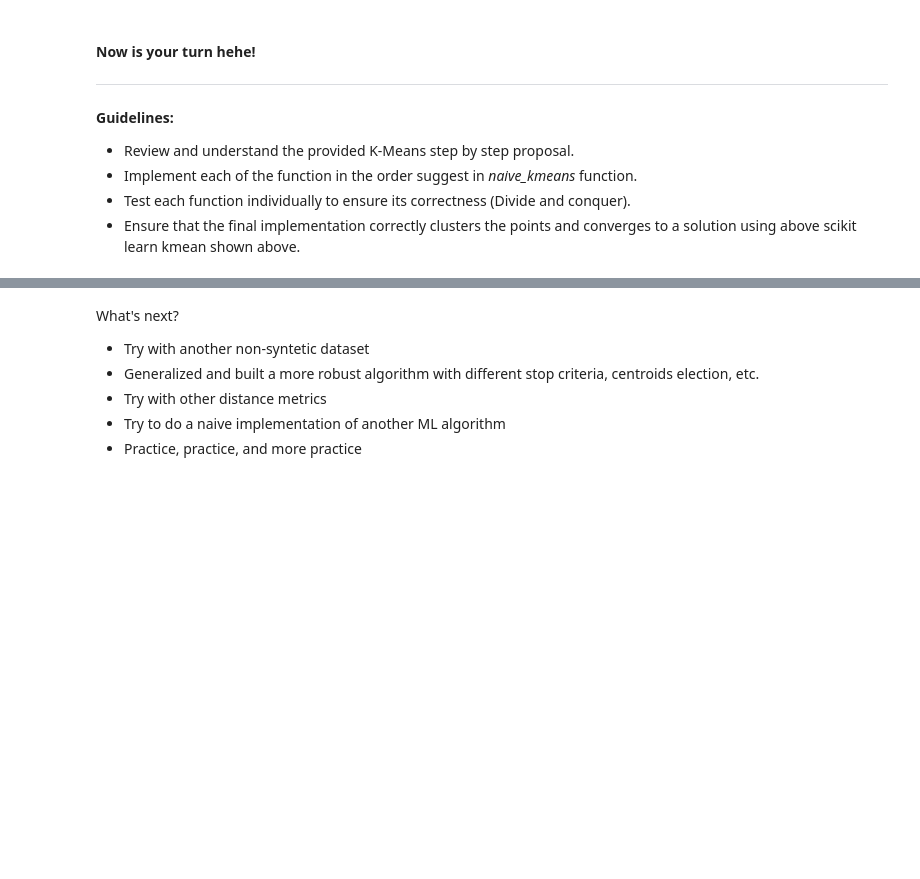
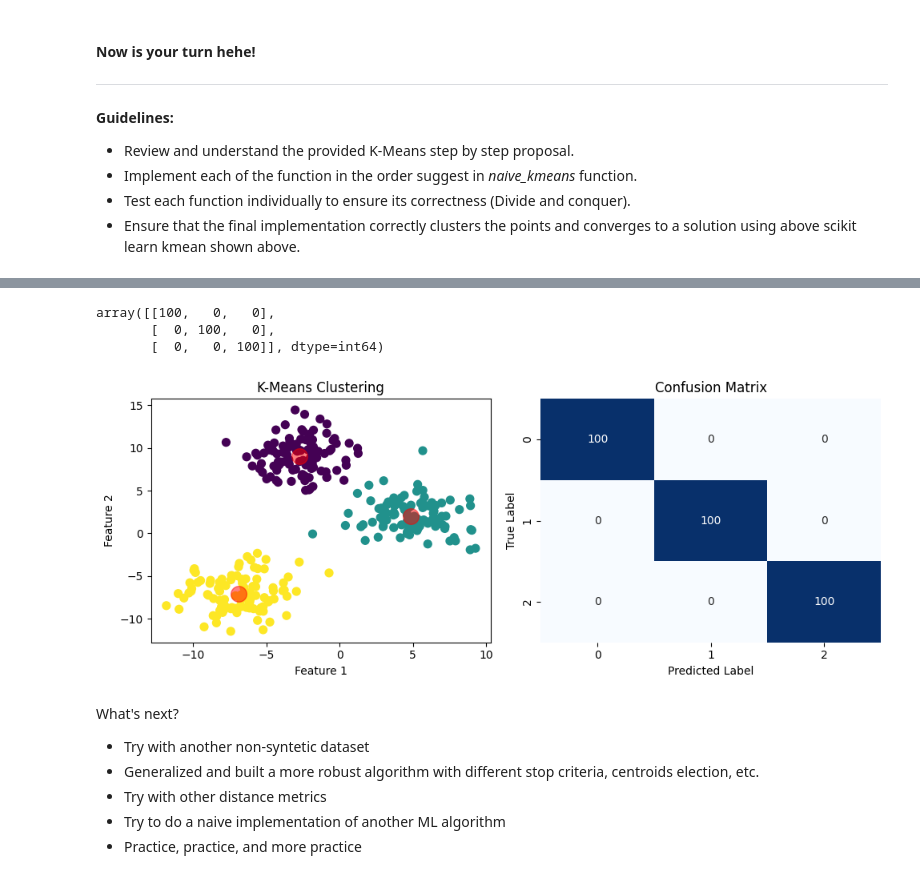
Before and after one commit to Ramseths/linear, a Jupyter notebook: linear_algebra/linear_algebra_concepts.ipynb, the cells around one changed output, grey strips where cells are left out. Cells and saved outputs as stored; diff of their text form; code cells hidden in the pictures; blank space fills up the shorter version.

```diff
--- a/linear_algebra/linear_algebra_concepts.ipynb
+++ b/linear_algebra/linear_algebra_concepts.ipynb
@@ -1419,35 +1466,43 @@ array([[ 1.01646772,  3.39302311,  2.85977636],
 # %%
-# # Testint using the synthetic data
-# points = X.copy()
-# max_iters = 1
-# k = 3  # Number of clusters fixed
+# Testint using the synthetic data
+points = X.copy()
+max_iters = 10
+k = 3  # Number of clusters fixed
 
-# centroids, naive_y_pred = naive_kmeans(points, k, max_iters)
+centroids, naive_y_pred = naive_kmeans(points, k, max_iters)
 
-# # Confusion Matrix
-# naive_conf_matrix = confusion_matrix(y_true, naive_y_pred)
+# Confusion Matrix
+naive_conf_matrix = confusion_matrix(y_true, naive_y_pred, labels=[0, 1, 2])
+# %%
+naive_conf_matrix
+# %% [output]
+array([[100,   0,   0],
+       [  0, 100,   0],
+       [  0,   0, 100]], dtype=int64)
 # %%
-# # Plot the results
-# fig, axs = plt.subplots(1, 2, figsize=(10, 4))  # 1 row, 2 columns
+# Plot the results
+fig, axs = plt.subplots(1, 2, figsize=(10, 4))  # 1 row, 2 columns
 
-# # Plot 1: K-Means Clustering
-# axs[0].scatter(points[:, 0], points[:, 1], c=naive_y_pred, s=50, cmap='viridis')
-# axs[0].scatter(centroids[:, 0], centroids[:, 1], c='red', s=200, alpha=0.5)
-# axs[0].set_title("K-Means Clustering")
-# axs[0].set_xlabel("Feature 1")
-# axs[0].set_ylabel("Feature 2")
+# Plot 1: K-Means Clustering
+axs[0].scatter(points[:, 0], points[:, 1], c=naive_y_pred, s=50, cmap='viridis')
+axs[0].scatter(centroids[:, 0], centroids[:, 1], c='red', s=200, alpha=0.5)
+axs[0].set_title("K-Means Clustering")
+axs[0].set_xlabel("Feature 1")
+axs[0].set_ylabel("Feature 2")
 
-# # Plot 2: Confusion Matrix
-# sns.heatmap(
-#     naive_conf_matrix, annot=True, cmap='Blues',
-#     cbar=False, fmt='d', ax=axs[1])
+# Plot 2: Confusion Matrix
+sns.heatmap(
+    naive_conf_matrix, annot=True, cmap='Blues',
+    cbar=False, fmt='d', ax=axs[1],)
 
-# axs[1].set_title('Confusion Matrix')
-# axs[1].set_xlabel('Predicted Label')
-# axs[1].set_ylabel('True Label')
+axs[1].set_title('Confusion Matrix')
+axs[1].set_xlabel('Predicted Label')
+axs[1].set_ylabel('True Label')
 
-# plt.tight_layout()  # Adjust the layout to make sure there's no overlap
-# plt.show()
+plt.tight_layout()  # Adjust the layout to make sure there's no overlap
+plt.show()
+# %% [output]
+[figure, added]
 # %% [markdown]
 What's next?
 - Try with another non-syntetic dataset
```
Also changed, not shown: parts of 6 cells of this notebook.
